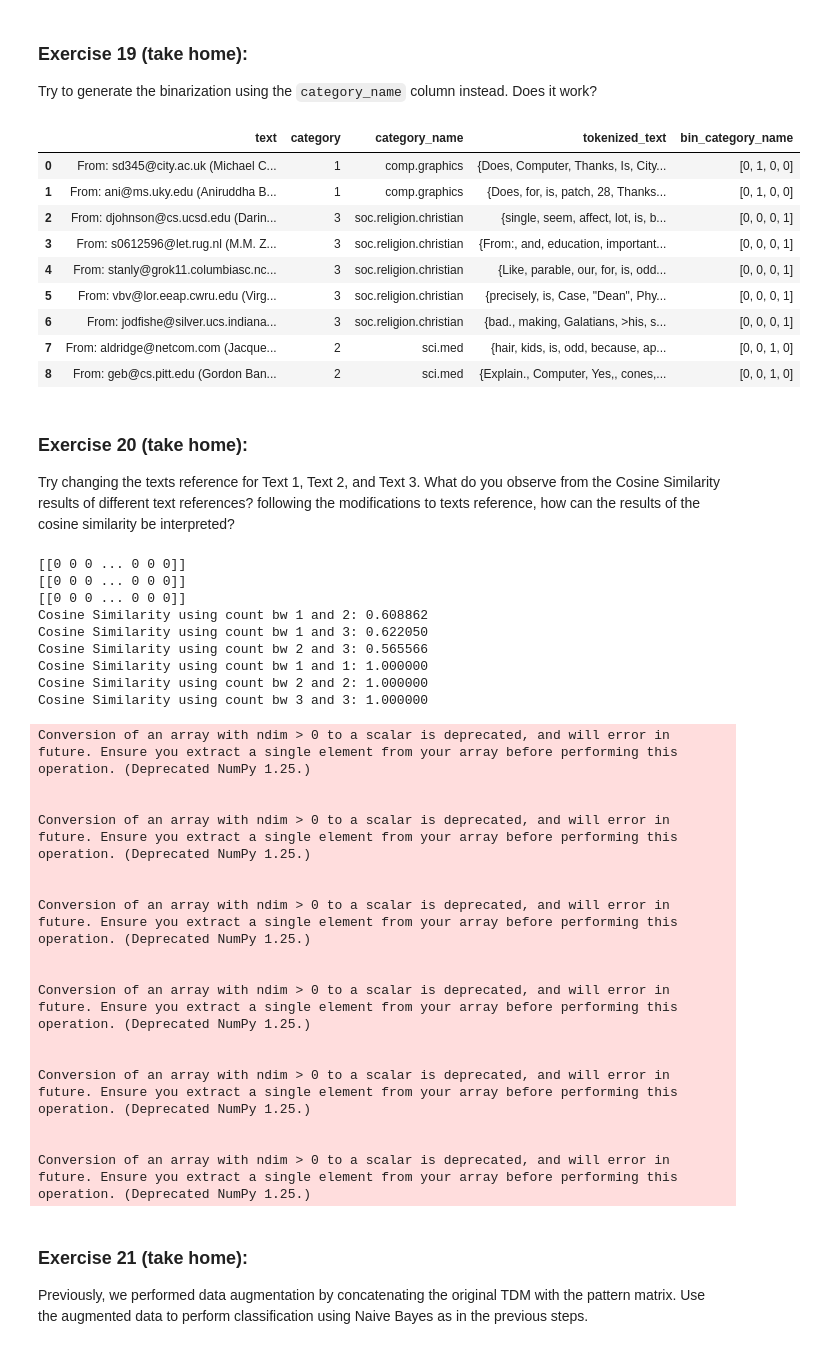
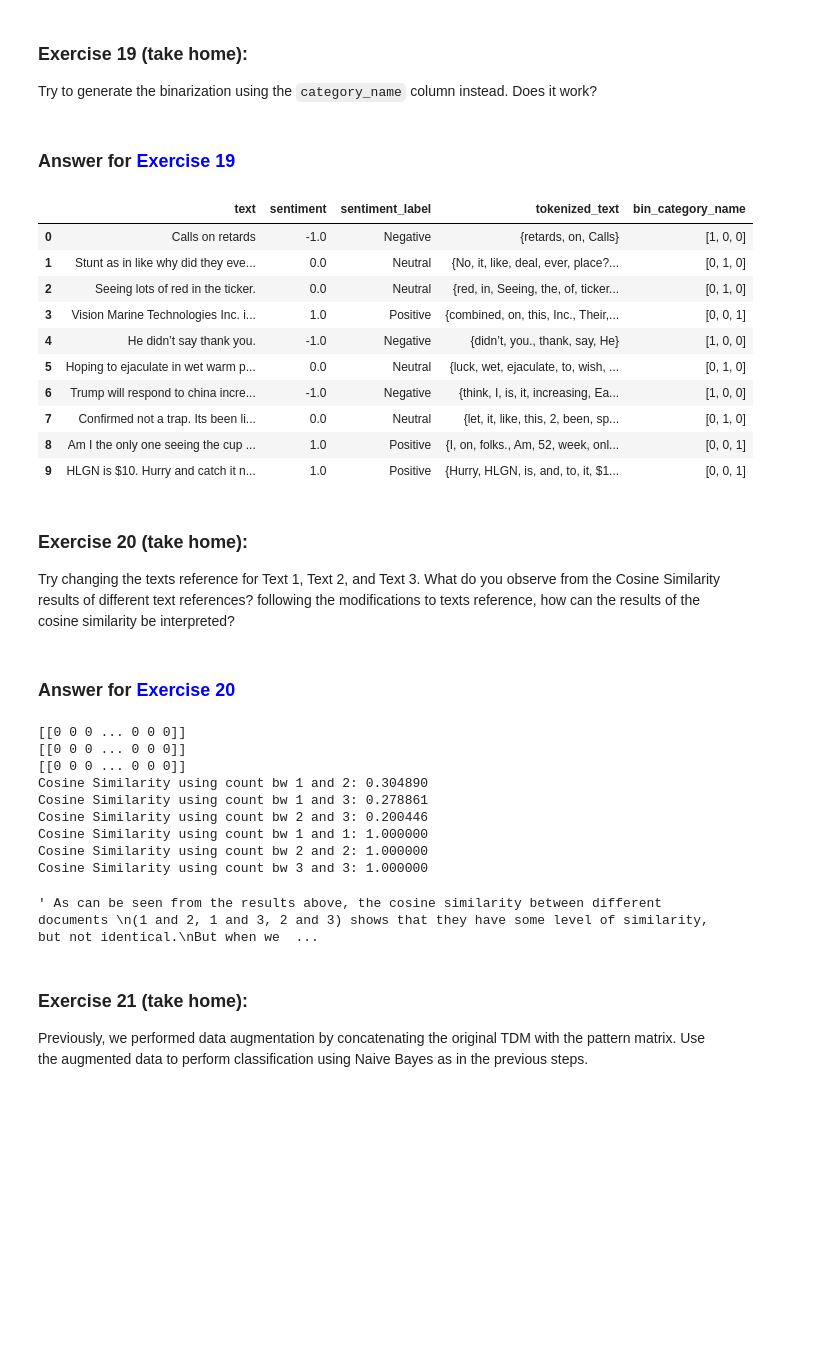
Before and after one commit to tsegayesemere/DM2025-Lab1-Exercise, a Jupyter notebook: DM2025-Lab1-Homework_new_dataset.ipynb, the cells around one changed output. Saved outputs shown, nothing was run; the diff lists cells and outputs as text; code cells hidden in the pictures; blank space fills up the shorter version.

```diff
--- a/DM2025-Lab1-Homework_new_dataset.ipynb
+++ b/DM2025-Lab1-Homework_new_dataset.ipynb
@@ -914,38 +999,43 @@ KeyError: 'category_name'
 # %% [markdown]
 ### **Exercise 19 (take home):**
 Try to generate the binarization using the `category_name` column instead. Does it work?
+# %% [markdown]
+### Answer for <span style="color:blue;background-color:white;">Exercise 19</span>
 # %%
 # Answer here
 # yes it works fine
 from sklearn import preprocessing, metrics, decomposition, pipeline, dummy
 mlb = preprocessing.LabelBinarizer()
 
-mlb.fit(X.category_name)
-X['bin_category_name'] = mlb.transform(X['category_name']).tolist()
-X[0:9]
+mlb.fit(X.sentiment_label)
+X['bin_category_name'] = mlb.transform(X['sentiment_label']).tolist()
+X[0:10]
 # %% [output]
-|  | text | category | category_name | tokenized_text | bin_category_name |
-| 0 | From: sd345@city.ac.uk (Michael C... | 1 | comp.graphics | {Does, Computer, Thanks, Is, City... | [0, 1, 0, 0] |
-| 1 | From: ani@ms.uky.edu (Aniruddha B... | 1 | comp.graphics | {Does, for, is, patch, 28, Thanks... | [0, 1, 0, 0] |
-| 2 | From: djohnson@cs.ucsd.edu (Darin... | 3 | soc.religion.christian | {single, seem, affect, lot, is, b... | [0, 0, 0, 1] |
-| 3 | From: s0612596@let.rug.nl (M.M. Z... | 3 | soc.religion.christian | {From:, and, education, important... | [0, 0, 0, 1] |
-| 4 | From: stanly@grok11.columbiasc.nc... | 3 | soc.religion.christian | {Like, parable, our, for, is, odd... | [0, 0, 0, 1] |
-| 5 | From: vbv@lor.eeap.cwru.edu (Virg... | 3 | soc.religion.christian | {precisely, is, Case, "Dean", Phy... | [0, 0, 0, 1] |
-| 6 | From: jodfishe@silver.ucs.indiana... | 3 | soc.religion.christian | {bad., making, Galatians, >his, s... | [0, 0, 0, 1] |
-| 7 | From: aldridge@netcom.com (Jacque... | 2 | sci.med | {hair, kids, is, odd, because, ap... | [0, 0, 1, 0] |
-| 8 | From: geb@cs.pitt.edu (Gordon Ban... | 2 | sci.med | {Explain., Computer, Yes,, cones,... | [0, 0, 1, 0] |
+|  | text | sentiment | sentiment_label | tokenized_text | bin_category_name |
+| 0 | Calls on retards | -1.0 | Negative | {retards, on, Calls} | [1, 0, 0] |
+| 1 | Stunt as in like why did they eve... | 0.0 | Neutral | {No, it, like, deal, ever, place?... | [0, 1, 0] |
+| 2 | Seeing lots of red in the ticker. | 0.0 | Neutral | {red, in, Seeing, the, of, ticker... | [0, 1, 0] |
+| 3 | Vision Marine Technologies Inc. i... | 1.0 | Positive | {combined, on, this, Inc., Their,... | [0, 0, 1] |
+| 4 | He didn’t say thank you. | -1.0 | Negative | {didn’t, you., thank, say, He} | [1, 0, 0] |
+| 5 | Hoping to ejaculate in wet warm p... | 0.0 | Neutral | {luck, wet, ejaculate, to, wish, ... | [0, 1, 0] |
+| 6 | Trump will respond to china incre... | -1.0 | Negative | {think, I, is, it, increasing, Ea... | [1, 0, 0] |
+| 7 | Confirmed not a trap. Its been li... | 0.0 | Neutral | {let, it, like, this, 2, been, sp... | [0, 1, 0] |
+| 8 | Am I the only one seeing the cup ... | 1.0 | Positive | {I, on, folks., Am, 52, week, onl... | [0, 0, 1] |
+| 9 | HLGN is $10. Hurry and catch it n... | 1.0 | Positive | {Hurry, HLGN, is, and, to, it, $1... | [0, 0, 1] |
 # %% [markdown]
 ### **Exercise 20 (take home):**
 Try changing the texts reference for Text 1, Text 2, and Text 3. What do you observe from the Cosine Similarity results of different text references? following the modifications to texts reference, how can the results of the cosine similarity be interpreted?
+# %% [markdown]
+### Answer for <span style="color:blue;background-color:white;">Exercise 20</span>
 # %%
 # Let me take 3 random sentences
 from sklearn.preprocessing import binarize
 document_to_transform_1=[]
-document_to_transform_1.append(X.iloc[50]['text'])
+document_to_transform_1.append(X.iloc[3]['text']) #Positive sentence
 document_to_transform_2=[]
-document_to_transform_2.append(X.iloc[100]['text'])
+document_to_transform_2.append(X.iloc[8]['text']) #Positive sentence
 document_to_transform_3=[]
-document_to_transform_3.append(X.iloc[150]['text'])
+document_to_transform_3.append(X.iloc[9]['text']) #Positive sentence
 
 document_vector_count_1 = count_vect.transform(document_to_transform_1)
 document_vector_count_2 = count_vect.transform(document_to_transform_2)
@@ -983,33 +1073,19 @@ print("Cosine Similarity using count bw 3 and 3: %(x)f" %{"x":cos_sim_count_3_3}
 (1 and 2, 1 and 3, 2 and 3) shows that they have some level of similarity, but not identical.
 But when we compare each document with itself (1 and 1, 2 and 2, 3 and 3), the cosine similarity is 1.
 This indicates that each document is perfectly similar to itself, as expected.
+I have also tried to compared sentences from different sentiments (50,100,150) and the similarity score becames 0 for all
 '''
 # %% [output]
 [[0 0 0 ... 0 0 0]]
 [[0 0 0 ... 0 0 0]]
 [[0 0 0 ... 0 0 0]]
-Cosine Similarity using count bw 1 and 2: 0.608862
-Cosine Similarity using count bw 1 and 3: 0.622050
-Cosine Similarity using count bw 2 and 3: 0.565566
+Cosine Similarity using count bw 1 and 2: 0.304890
+Cosine Similarity using count bw 1 and 3: 0.278861
+Cosine Similarity using count bw 2 and 3: 0.200446
 Cosine Similarity using count bw 1 and 1: 1.000000
 Cosine Similarity using count bw 2 and 2: 1.000000
 Cosine Similarity using count bw 3 and 3: 1.000000
-Conversion of an array with ndim > 0 to a scalar is deprecated, and will error in future. Ensure you extract a single element from your array before performing this operation. (Deprecated NumPy 1.25.)
-
-
-Conversion of an array with ndim > 0 to a scalar is deprecated, and will error in future. Ensure you extract a single element from your array before performing this operation. (Deprecated NumPy 1.25.)
-
-
-Conversion of an array with ndim > 0 to a scalar is deprecated, and will error in future. Ensure you extract a single element from your array before performing this operation. (Deprecated NumPy 1.25.)
-
-
-Conversion of an array with ndim > 0 to a scalar is deprecated, and will error in future. Ensure you extract a single element from your array before performing this operation. (Deprecated NumPy 1.25.)
-
-
-Conversion of an array with ndim > 0 to a scalar is deprecated, and will error in future. Ensure you extract a single element from your array before performing this operation. (Deprecated NumPy 1.25.)
-
-
-Conversion of an array with ndim > 0 to a scalar is deprecated, and will error in future. Ensure you extract a single element from your array before performing this operation. (Deprecated NumPy 1.25.)
+' As can be seen from the results above, the cosine similarity between different documents \n(1 and 2, 1 and 3, 2 and 3) shows that they have some level of similarity, but not identical.\nBut when we  ...
 # %% [markdown]
 ### **Exercise 21 (take home):**
 
```
Also changed, not shown: parts of 50 cells of this notebook, 2 other files.
